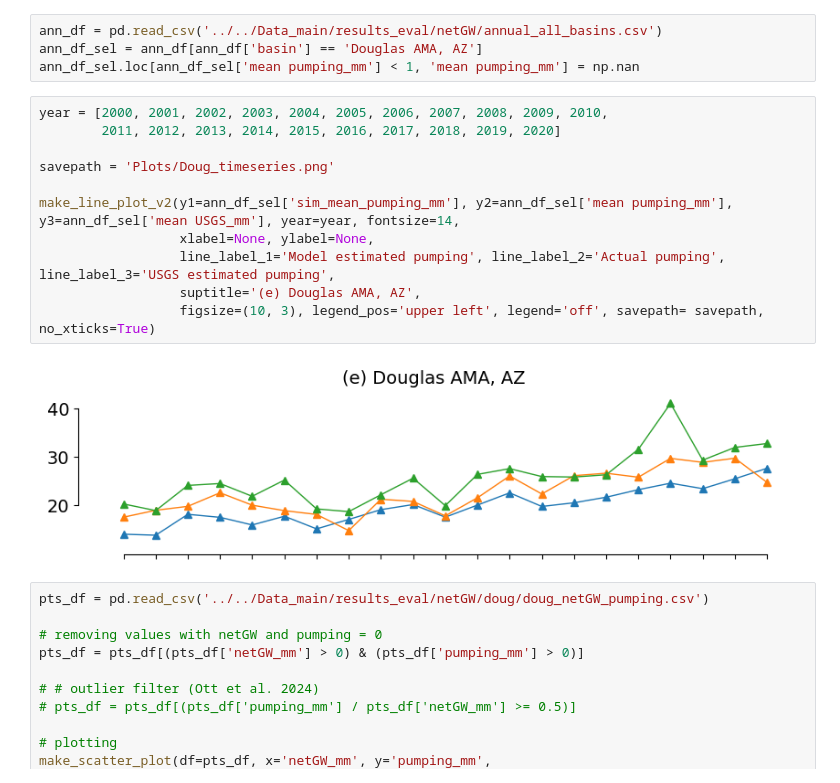
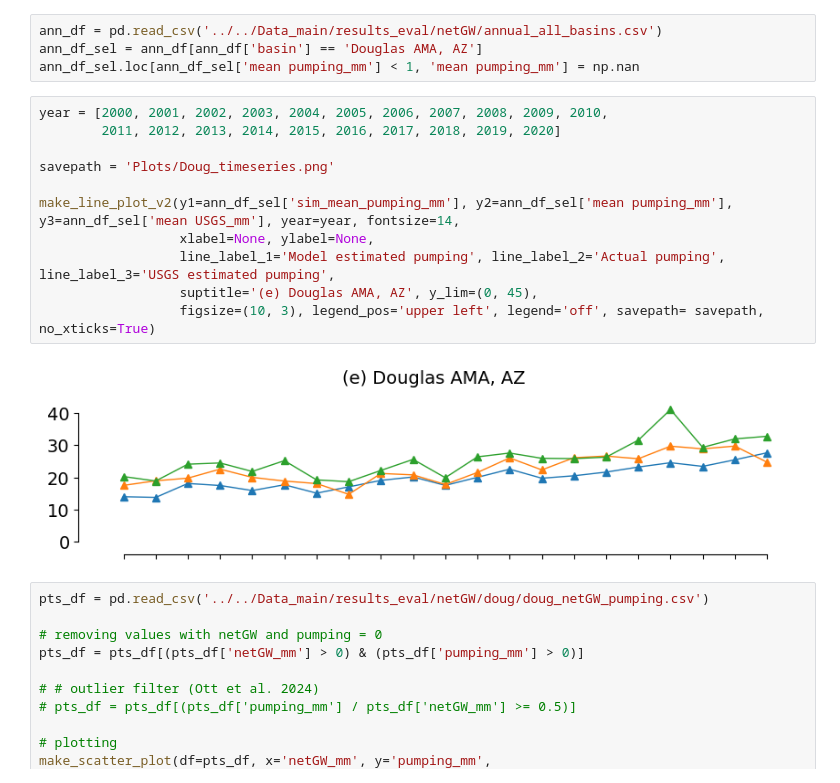
Before and after one commit to mdfahimhasan/WestUS_Peff, a Jupyter notebook: Codes/results_analysis/netGW_vs_pumping.ipynb, the cells around one changed output. Saved outputs shown, nothing was run; the diff lists cells and outputs as text.

```diff
--- a/Codes/results_analysis/netGW_vs_pumping.ipynb
+++ b/Codes/results_analysis/netGW_vs_pumping.ipynb
@@ -256,16 +274,16 @@ ann_df_sel.loc[ann_df_sel['mean pumping_mm'] < 1, 'mean pumping_mm'] = np.nan
 # %%
 year = [2000, 2001, 2002, 2003, 2004, 2005, 2006, 2007, 2008, 2009, 2010,
         2011, 2012, 2013, 2014, 2015, 2016, 2017, 2018, 2019, 2020]
 
 savepath = 'Plots/Doug_timeseries.png'
 
 make_line_plot_v2(y1=ann_df_sel['sim_mean_pumping_mm'], y2=ann_df_sel['mean pumping_mm'], y3=ann_df_sel['mean USGS_mm'], year=year, fontsize=14,
                   xlabel=None, ylabel=None,
                   line_label_1='Model estimated pumping', line_label_2='Actual pumping', line_label_3='USGS estimated pumping',
-                  suptitle='(e) Douglas AMA, AZ',
+                  suptitle='(e) Douglas AMA, AZ', y_lim=(0, 45),
                   figsize=(10, 3), legend_pos='upper left', legend='off', savepath= savepath, no_xticks=True)
 # %% [output]
-[figure, old version]
+[figure, new version]
 # %%
 pts_df = pd.read_csv('../../Data_main/results_eval/netGW/doug/doug_netGW_pumping.csv')
 
```
Also changed, not shown: parts of 9 cells of this notebook, 1 other file.
